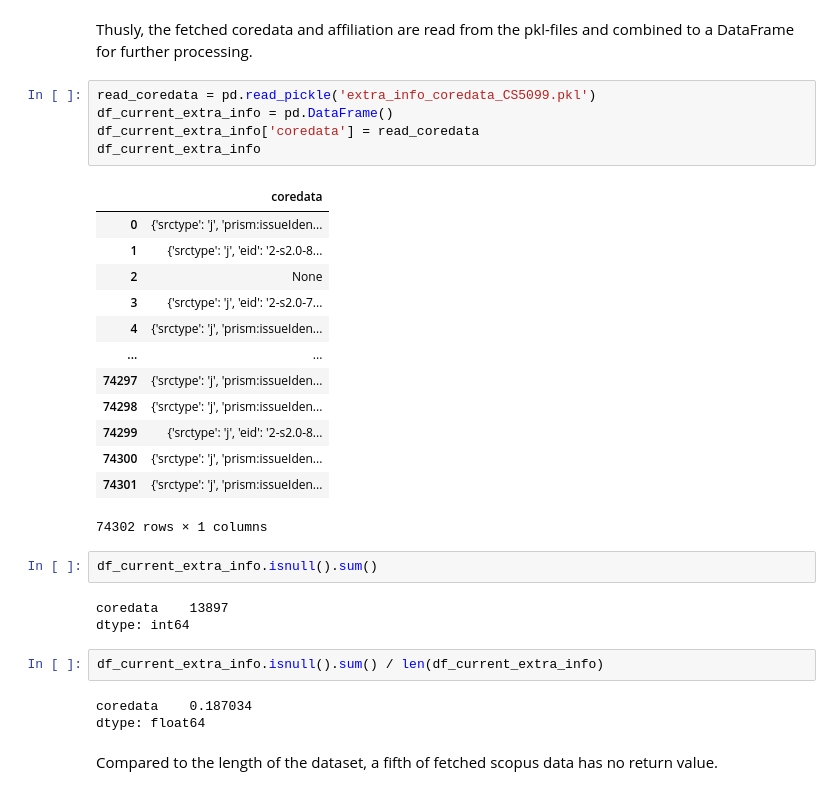
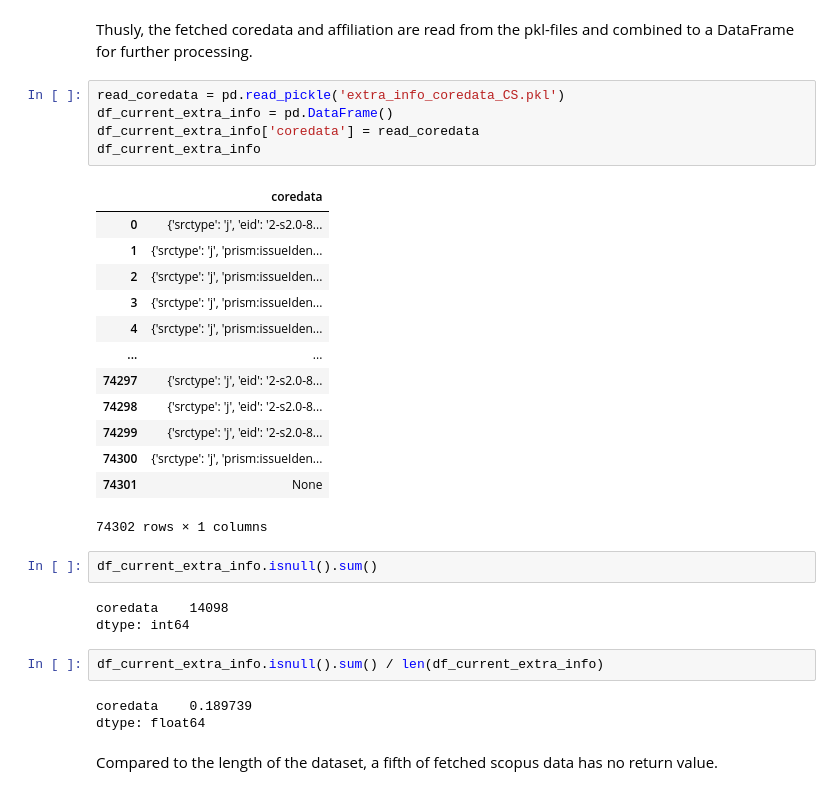
Before and after one commit to kopatri/cs5099masterthesis, a Jupyter notebook: notebooks/CORD-19-analyse-coredata-CS5099.ipynb, the cells around one changed output. Drawn from its saved outputs; the diff is of its cells as text.

```diff
--- a/notebooks/CORD-19-analyse-coredata-CS5099.ipynb
+++ b/notebooks/CORD-19-analyse-coredata-CS5099.ipynb
@@ -39,33 +39,33 @@ import pycountry
 # %% [markdown]
 Thusly, the fetched coredata and affiliation are read from the pkl-files and combined to a DataFrame for further processing.
 # %%
-read_coredata = pd.read_pickle('extra_info_coredata_CS5099.pkl')
+read_coredata = pd.read_pickle('extra_info_coredata_CS.pkl')
 df_current_extra_info = pd.DataFrame()
 df_current_extra_info['coredata'] = read_coredata
 df_current_extra_info
 # %% [output]
 |  | coredata |
-| 0 | {'srctype': 'j', 'prism:issueIden... |
-| 1 | {'srctype': 'j', 'eid': '2-s2.0-8... |
-| 2 | None |
-| 3 | {'srctype': 'j', 'eid': '2-s2.0-7... |
+| 0 | {'srctype': 'j', 'eid': '2-s2.0-8... |
+| 1 | {'srctype': 'j', 'prism:issueIden... |
+| 2 | {'srctype': 'j', 'prism:issueIden... |
+| 3 | {'srctype': 'j', 'prism:issueIden... |
 | 4 | {'srctype': 'j', 'prism:issueIden... |
 | ... | ... |
-| 74297 | {'srctype': 'j', 'prism:issueIden... |
-| 74298 | {'srctype': 'j', 'prism:issueIden... |
+| 74297 | {'srctype': 'j', 'eid': '2-s2.0-8... |
+| 74298 | {'srctype': 'j', 'eid': '2-s2.0-8... |
 | 74299 | {'srctype': 'j', 'eid': '2-s2.0-8... |
 | 74300 | {'srctype': 'j', 'prism:issueIden... |
-| 74301 | {'srctype': 'j', 'prism:issueIden... |
+| 74301 | None |
 74302 rows × 1 columns
 # %%
 df_current_extra_info.isnull().sum()
 # %% [output]
-coredata    13897
+coredata    14098
 dtype: int64
 # %%
 df_current_extra_info.isnull().sum() / len(df_current_extra_info)
 # %% [output]
-coredata    0.187034
+coredata    0.189739
 dtype: float64
 # %% [markdown]
 Compared to the length of the dataset, a fifth of fetched scopus data has no return value.
```
Also changed, not shown: parts of 10 cells of this notebook, 9 other files.
